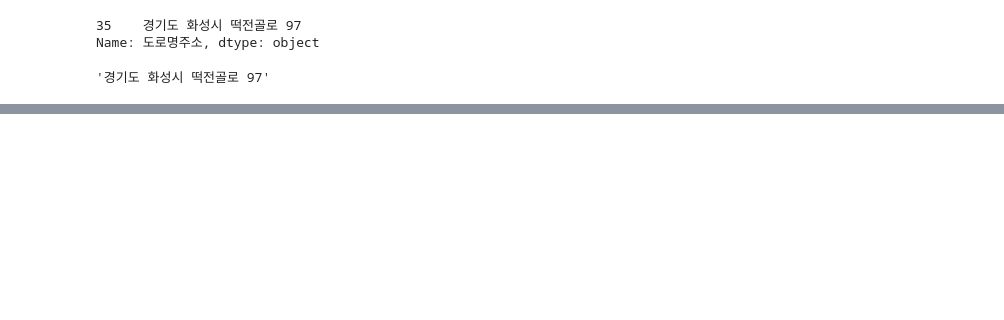
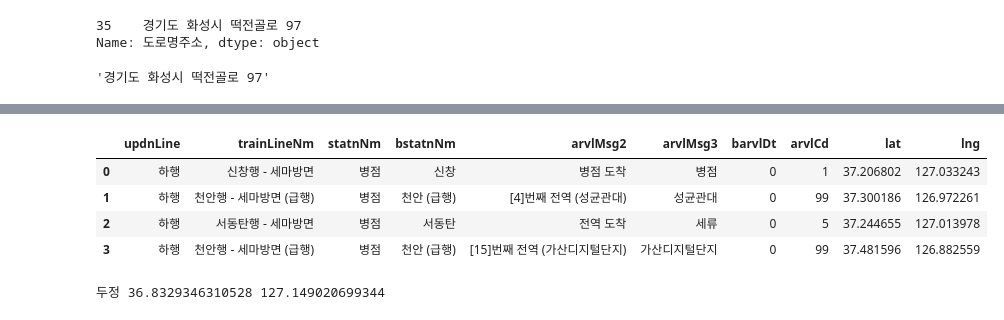
Before and after one commit to Mayhem-XD/DataAnalysis, a Jupyter notebook: 90.test/sai.ipynb, the cells around one changed output, grey strips where cells are left out. Drawn from its saved outputs; the diff is of its cells as text; code cells hidden in the pictures; blank space fills up the shorter version.

```diff
--- a/90.test/sai.ipynb
+++ b/90.test/sai.ipynb
@@ -267,0 +363,21 @@ for i in df2.index:
+# %%
+# apply kakao local
+temp1 =[]
+for i in df2.index:
+    bst = df2.arvlMsg3[i].strip()
+    temp1.append(kakao_location(rtn_addr(bst)))
+
+df_test = pd.DataFrame(temp1,columns=('lat','lng'))
+df2 = pd.concat([df2, df_test], axis=1)
+df2
+# %% [output]
+|  | updnLine | trainLineNm | statnNm | bstatnNm | arvlMsg2 | arvlMsg3 | barvlDt | arvlCd | lat | lng |
+| 0 | 하행 | 신창행 - 세마방면 | 병점 | 신창 | 병점 도착 | 병점 | 0 | 1 | 37.206802 | 127.033243 |
+| 1 | 하행 | 천안행 - 세마방면 (급행) | 병점 | 천안 (급행) | [4]번째 전역 (성균관대) | 성균관대 | 0 | 99 | 37.300186 | 126.972261 |
+| 2 | 하행 | 서동탄행 - 세마방면 | 병점 | 서동탄 | 전역 도착 | 세류 | 0 | 5 | 37.244655 | 127.013978 |
+| 3 | 하행 | 천안행 - 세마방면 (급행) | 병점 | 천안 (급행) | [15]번째 전역 (가산디지털단지) | 가산디지털단지 | 0 | 99 | 37.481596 | 126.882559 |
+# %%
+lat,lng = kakao_location(rtn_addr(target))
+print(target,lat,lng)
+# %% [output]
+두정 36.8329346310528 127.149020699344
```
Also changed, not shown: parts of 20 cells of this notebook, 2 other files.
